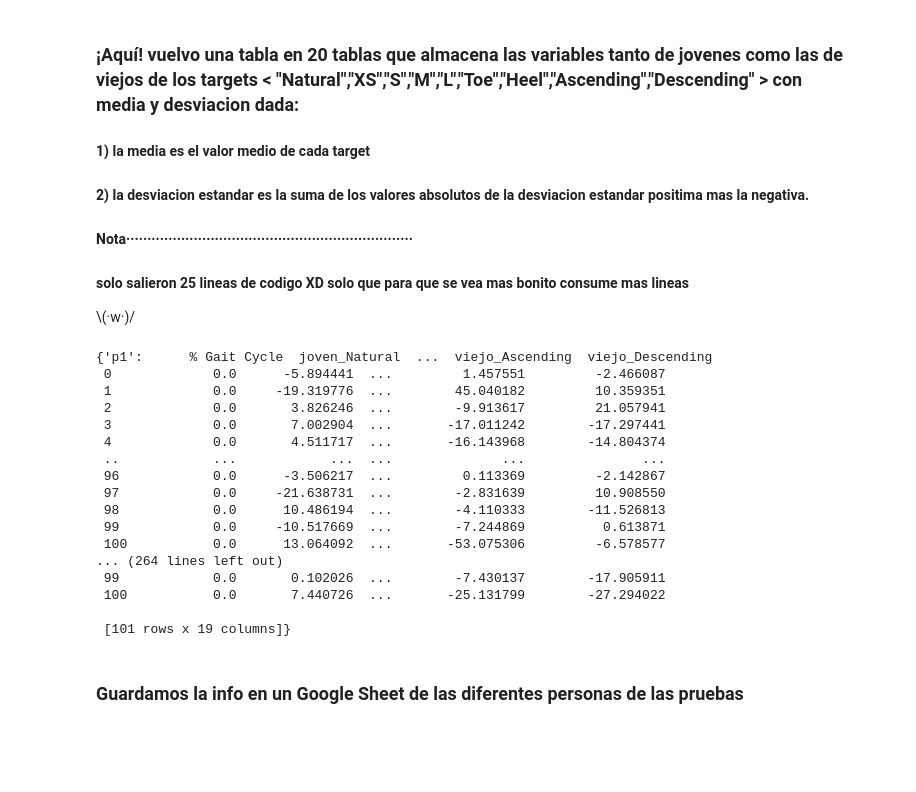
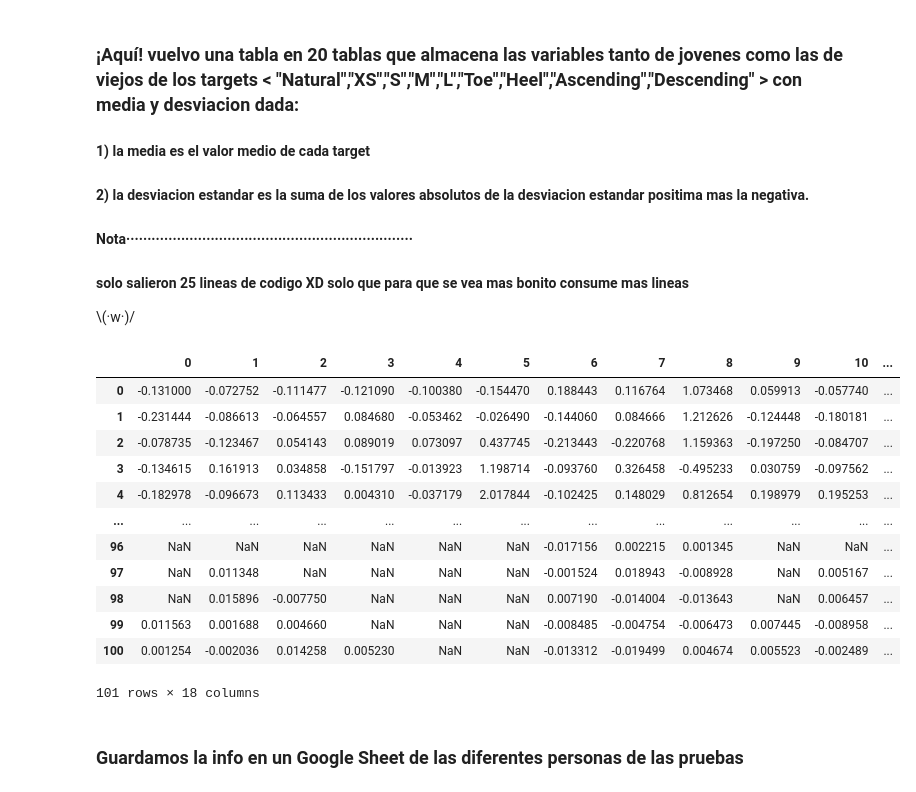
Before and after one commit to Beta628427/Tesis, a Jupyter notebook: 2_Beta___Cod/Beta_PCA/PCA_Cod_master_v1.ipynb, the cells around one changed output. Cells and saved outputs as stored; diff of their text form; code cells hidden in the pictures; blank space fills up the shorter version.

```diff
--- a/2_Beta___Cod/Beta_PCA/PCA_Cod_master_v1.ipynb
+++ b/2_Beta___Cod/Beta_PCA/PCA_Cod_master_v1.ipynb
@@ -175,26 +207,25 @@ for _j_v in j_v:
       for _per in range(1,pd.DataFrame(per).shape[0]):
         personas[per[_per]][vari][i] = num_gener[_per-1]
 #···············································································
-# %%
-personas
-# %% [output]
-{'p1':      % Gait Cycle  joven_Natural  ...  viejo_Ascending  viejo_Descending
- 0             0.0      -5.894441  ...         1.457551         -2.466087
- 1             0.0     -19.319776  ...        45.040182         10.359351
- 2             0.0       3.826246  ...        -9.913617         21.057941
- 3             0.0       7.002904  ...       -17.011242        -17.297441
- 4             0.0       4.511717  ...       -16.143968        -14.804374
- ..            ...            ...  ...              ...               ...
- 96            0.0      -3.506217  ...         0.113369         -2.142867
- 97            0.0     -21.638731  ...        -2.831639         10.908550
- 98            0.0      10.486194  ...        -4.110333        -11.526813
- 99            0.0     -10.517669  ...        -7.244869          0.613871
- 100           0.0      13.064092  ...       -53.075306         -6.578577
-... (264 lines left out)
- 99            0.0       0.102026  ...        -7.430137        -17.905911
- 100           0.0       7.440726  ...       -25.131799        -27.294022
-
- [101 rows x 19 columns]}
+# %%
+a = np.array(personas['p1'].iloc[:,1:10])
+b = np.array(personas['p2'].iloc[:,1:10])
+c = np.concatenate((a,b),axis=1)
+pd.DataFrame(c)
+# %% [output]
+|  | 0 | 1 | 2 | 3 | 4 | 5 | 6 | 7 | 8 | 9 | 10 | ... |
+| 0 | -0.131000 | -0.072752 | -0.111477 | -0.121090 | -0.100380 | -0.154470 | 0.188443 | 0.116764 | 1.073468 | 0.059913 | -0.057740 | ... |
+| 1 | -0.231444 | -0.086613 | -0.064557 | 0.084680 | -0.053462 | -0.026490 | -0.144060 | 0.084666 | 1.212626 | -0.124448 | -0.180181 | ... |
+| 2 | -0.078735 | -0.123467 | 0.054143 | 0.089019 | 0.073097 | 0.437745 | -0.213443 | -0.220768 | 1.159363 | -0.197250 | -0.084707 | ... |
+| 3 | -0.134615 | 0.161913 | 0.034858 | -0.151797 | -0.013923 | 1.198714 | -0.093760 | 0.326458 | -0.495233 | 0.030759 | -0.097562 | ... |
+| 4 | -0.182978 | -0.096673 | 0.113433 | 0.004310 | -0.037179 | 2.017844 | -0.102425 | 0.148029 | 0.812654 | 0.198979 | 0.195253 | ... |
+| ... | ... | ... | ... | ... | ... | ... | ... | ... | ... | ... | ... | ... |
+| 96 | NaN | NaN | NaN | NaN | NaN | NaN | -0.017156 | 0.002215 | 0.001345 | NaN | NaN | ... |
+| 97 | NaN | 0.011348 | NaN | NaN | NaN | NaN | -0.001524 | 0.018943 | -0.008928 | NaN | 0.005167 | ... |
+| 98 | NaN | 0.015896 | -0.007750 | NaN | NaN | NaN | 0.007190 | -0.014004 | -0.013643 | NaN | 0.006457 | ... |
+| 99 | 0.011563 | 0.001688 | 0.004660 | NaN | NaN | NaN | -0.008485 | -0.004754 | -0.006473 | 0.007445 | -0.008958 | ... |
+| 100 | 0.001254 | -0.002036 | 0.014258 | 0.005230 | NaN | NaN | -0.013312 | -0.019499 | 0.004674 | 0.005523 | -0.002489 | ... |
+101 rows × 18 columns
 # %% [markdown]
   ### Guardamos la info en un Google Sheet de las diferentes personas de las pruebas
 # %%
```
Also changed, not shown: parts of 6 cells of this notebook.
